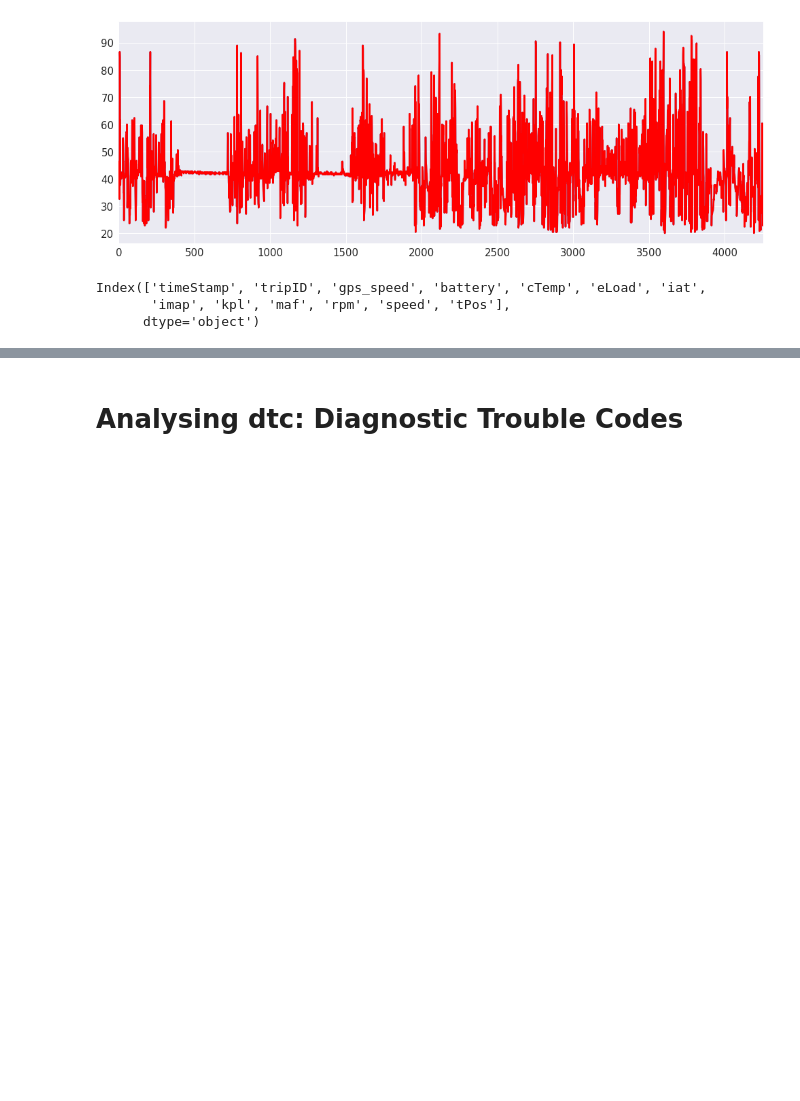
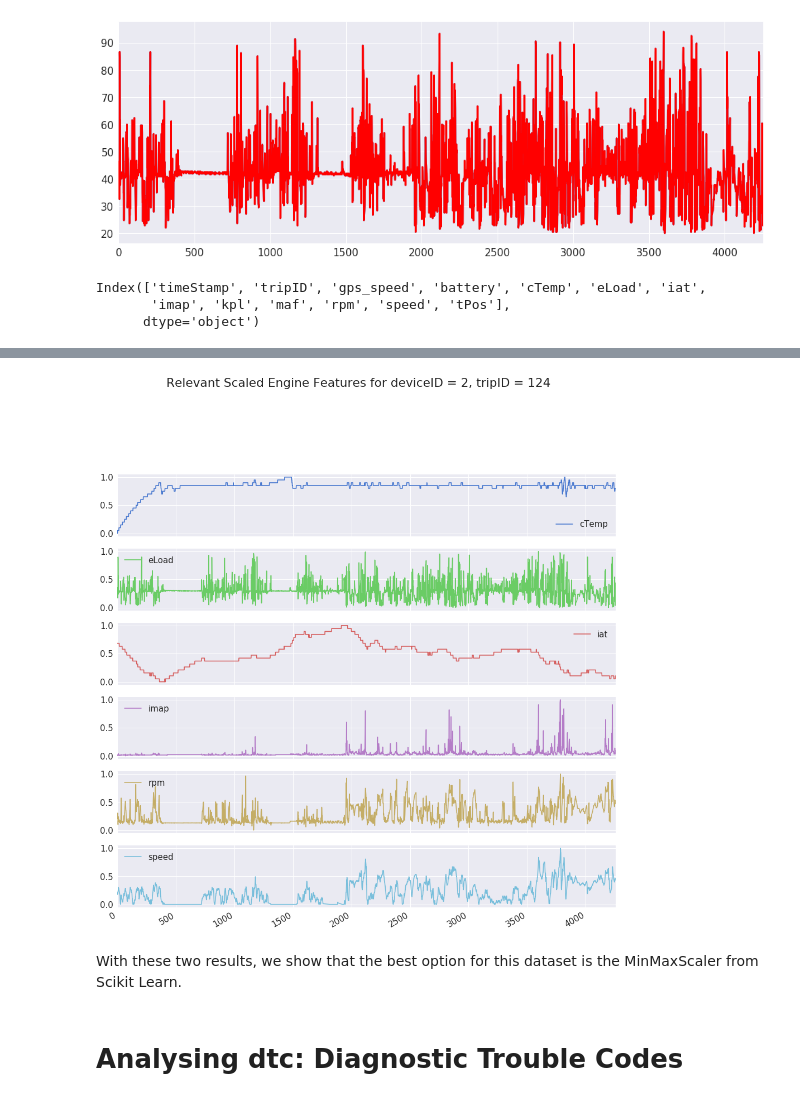
Before and after one commit to noshaq/Vehicle_remote_sensing, a Jupyter notebook: allcars_exploratory.ipynb, the cells around one changed output, grey strips where cells are left out. Cells and saved outputs as stored; diff of their text form; code cells hidden in the pictures; blank space fills up the shorter version.

```diff
--- a/allcars_exploratory.ipynb
+++ b/allcars_exploratory.ipynb
@@ -366,3 +404,13 @@ holt_speed = holt_features(go_speed,grids)
+# %%
+scaler = preprocessing.MinMaxScaler()
+scaled_df = scaler.fit_transform(values)
+trip124scaled = pd.DataFrame(scaled_df, columns=['cTemp','eLoad','iat','imap','rpm','speed'])
+# %%
+feature_subplots(trip124scaled,'Relevant Scaled Engine Features for deviceID = 2, tripID = 124')
+# %% [output]
+[figure, added]
+# %% [markdown]
+With these two results, we show that the best option for this dataset is the MinMaxScaler from Scikit Learn.
 # %% [markdown]
 # Analysing dtc: Diagnostic Trouble Codes
 # %% [markdown]
```
Also changed, not shown: parts of 4 cells of this notebook.
